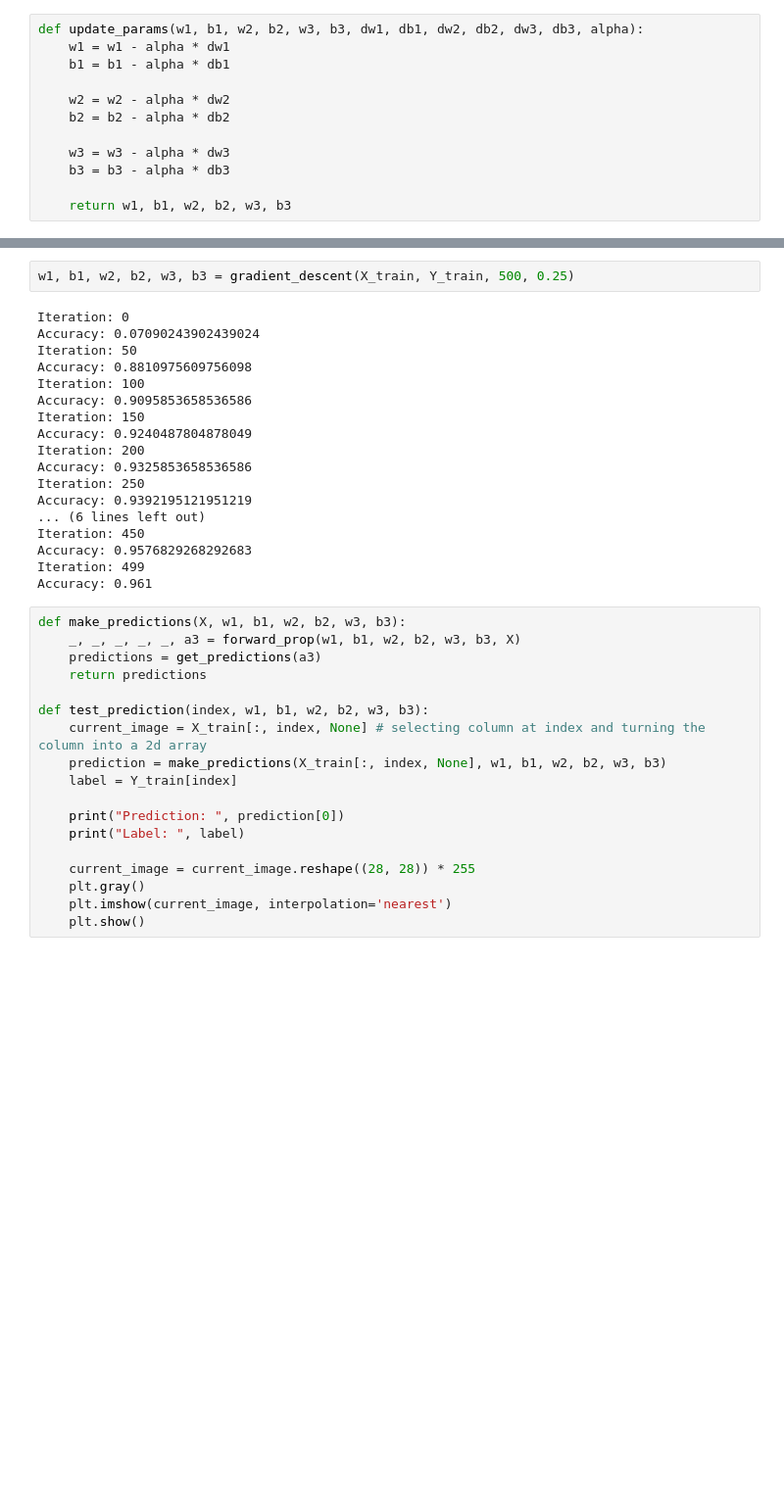
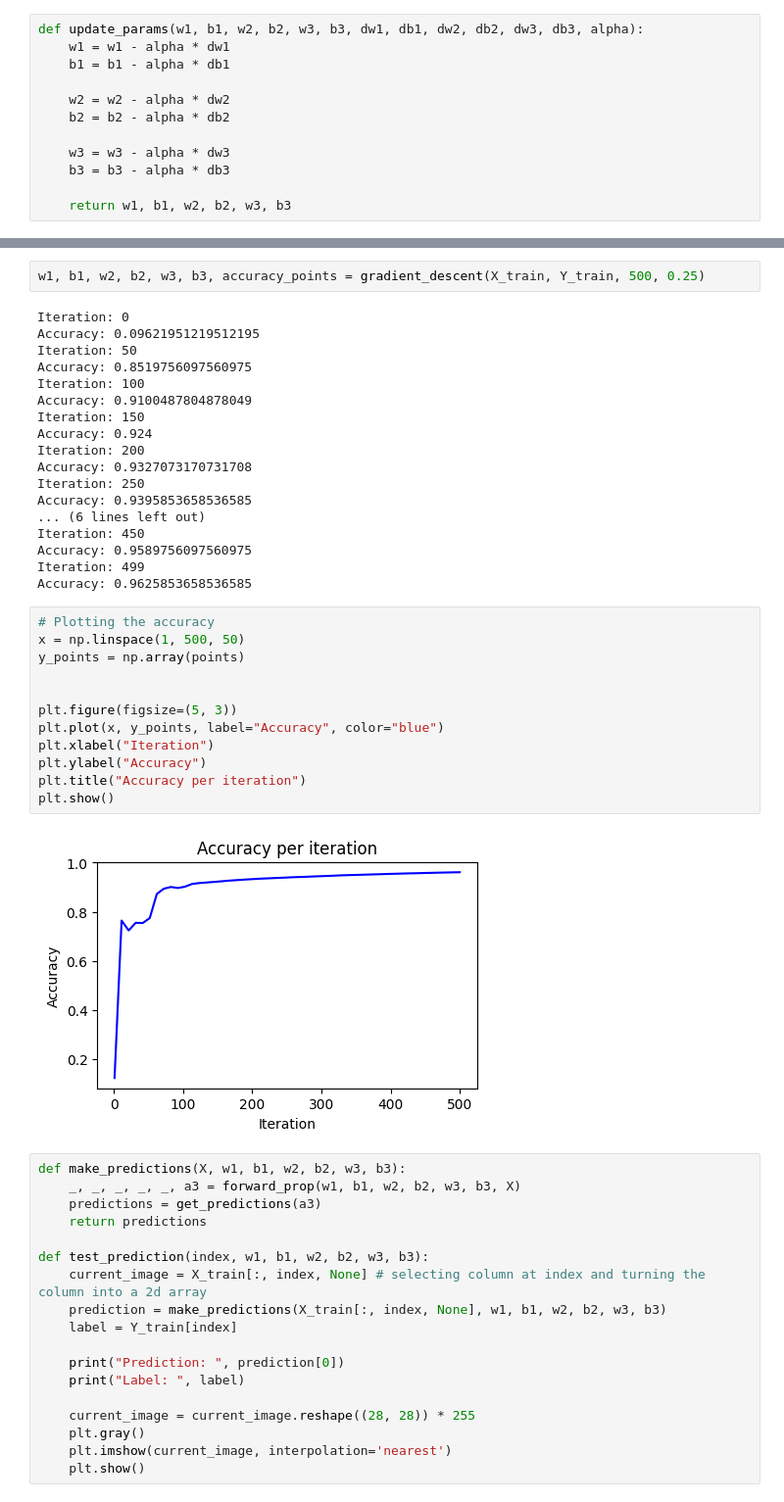
Before and after one commit to namberino/digitizer, a Jupyter notebook: digitizer.ipynb, the cells around one changed output, grey strips where cells are left out. Shown: that part at 98% size. Drawn from its saved outputs; the diff is of its cells as text; blank space fills up the shorter version.

```diff
--- a/digitizer.ipynb
+++ b/digitizer.ipynb
@@ -132,23 +137,37 @@ def gradient_descent(X, Y, iterations, alpha):
 # %%
-w1, b1, w2, b2, w3, b3 = gradient_descent(X_train, Y_train, 500, 0.25)
+w1, b1, w2, b2, w3, b3, accuracy_points = gradient_descent(X_train, Y_train, 500, 0.25)
 # %% [output]
 Iteration: 0
-Accuracy: 0.07090243902439024
+Accuracy: 0.09621951219512195
 Iteration: 50
-Accuracy: 0.8810975609756098
+Accuracy: 0.8519756097560975
 Iteration: 100
-Accuracy: 0.9095853658536586
+Accuracy: 0.9100487804878049
 Iteration: 150
-Accuracy: 0.9240487804878049
+Accuracy: 0.924
 Iteration: 200
-Accuracy: 0.9325853658536586
+Accuracy: 0.9327073170731708
 Iteration: 250
-Accuracy: 0.9392195121951219
+Accuracy: 0.9395853658536585
 ... (6 lines left out)
 Iteration: 450
-Accuracy: 0.9576829268292683
+Accuracy: 0.9589756097560975
 Iteration: 499
-Accuracy: 0.961
+Accuracy: 0.9625853658536585
+# %%
+# Plotting the accuracy
+x = np.linspace(1, 500, 50)
+y_points = np.array(points)
+
+
+plt.figure(figsize=(5, 3))
+plt.plot(x, y_points, label="Accuracy", color="blue")
+plt.xlabel("Iteration")
+plt.ylabel("Accuracy")
+plt.title("Accuracy per iteration")
+plt.show()
+# %% [output]
+[figure, added]
 # %%
 def make_predictions(X, w1, b1, w2, b2, w3, b3):
     _, _, _, _, _, a3 = forward_prop(w1, b1, w2, b2, w3, b3, X)
```
Also changed, not shown: parts of 3 cells of this notebook, 1 other file.
